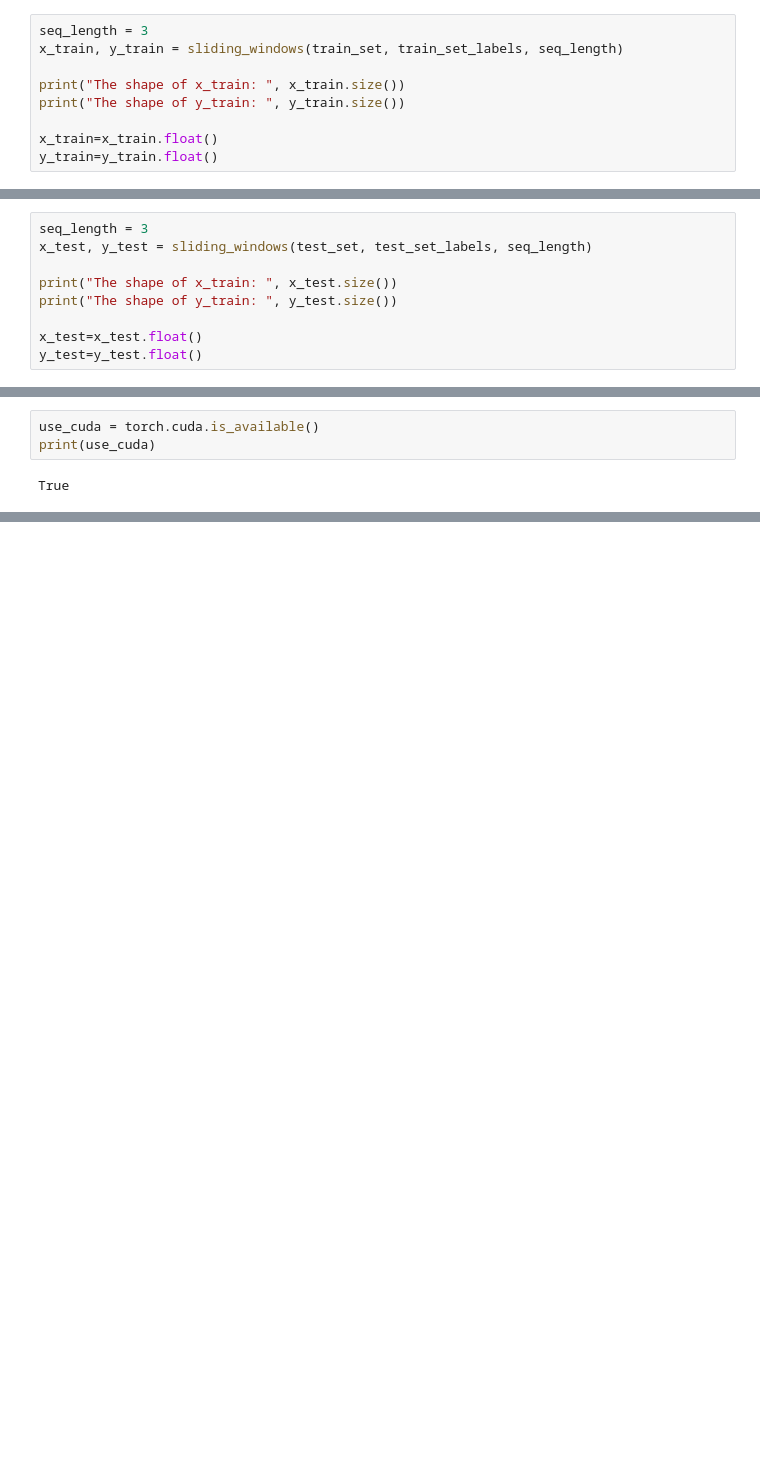
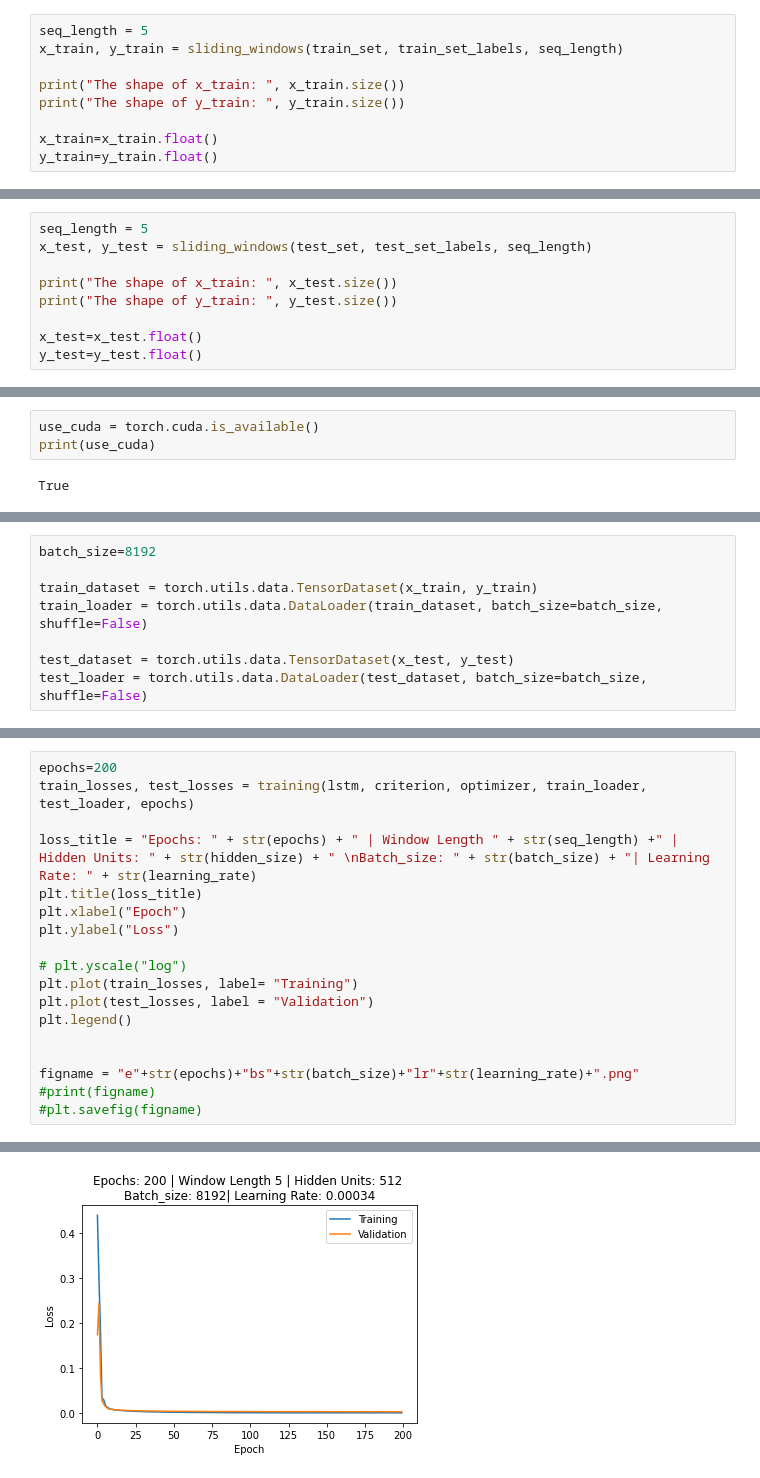
Before and after one commit to MattanTseng/ME_592_HW3, a Jupyter notebook: part2/part2_LSTM.ipynb, the cells around one changed output, grey strips where cells are left out. Drawn from its saved outputs; the diff is of its cells as text; blank space fills up the shorter version.

Commit message:
Got LSTM to work. Just need to do a final refactor for code clean-up and deliverable presentation.

```diff
--- a/part2/part2_LSTM.ipynb
+++ b/part2/part2_LSTM.ipynb
@@ -87,7 +87,7 @@ def sliding_windows(dataX,dataY, seq_length):
 
     return torch.tensor(x_array), torch.tensor(y_array)
 # %%
-seq_length = 3
+seq_length = 5
 x_train, y_train = sliding_windows(train_set, train_set_labels, seq_length)
 
 print("The shape of x_train: ", x_train.size())
@@ -104,5 +104,5 @@ The shape of y_train:  torch.Size([53995, 1])
 # %%
-seq_length = 3
+seq_length = 5
 x_test, y_test = sliding_windows(test_set, test_set_labels, seq_length)
 
 print("The shape of x_train: ", x_test.size())
@@ -174 +168,9 @@ Shape of trainY:  torch.Size([17995, 1])
+# %%
+batch_size=8192
+
+train_dataset = torch.utils.data.TensorDataset(x_train, y_train)
+train_loader = torch.utils.data.DataLoader(train_dataset, batch_size=batch_size, shuffle=False)
+
+test_dataset = torch.utils.data.TensorDataset(x_test, y_test)
+test_loader = torch.utils.data.DataLoader(test_dataset, batch_size=batch_size, shuffle=False)
 # %%
@@ -221,0 +263,19 @@ Epoch 8, Loss_train: 0.1068, Loss_test: 0.0831
+# %%
+epochs=200
+train_losses, test_losses = training(lstm, criterion, optimizer, train_loader, test_loader, epochs)
+
+loss_title = "Epochs: " + str(epochs) + " | Window Length " + str(seq_length) +" | Hidden Units: " + str(hidden_size) + " \nBatch_size: " + str(batch_size) + "| Learning Rate: " + str(learning_rate)
+plt.title(loss_title)
+plt.xlabel("Epoch")
+plt.ylabel("Loss")
+
+# plt.yscale("log")
+plt.plot(train_losses, label= "Training")
+plt.plot(test_losses, label = "Validation")
+plt.legend()
+
+
+figname = "e"+str(epochs)+"bs"+str(batch_size)+"lr"+str(learning_rate)+".png"
+#print(figname)
+#plt.savefig(figname)
+# %% [output]
@@ -221,0 +299 @@ Epoch 8, Loss_train: 0.1068, Loss_test: 0.0831
+[figure, added]
```
Also changed, not shown: parts of 47 cells of this notebook.
